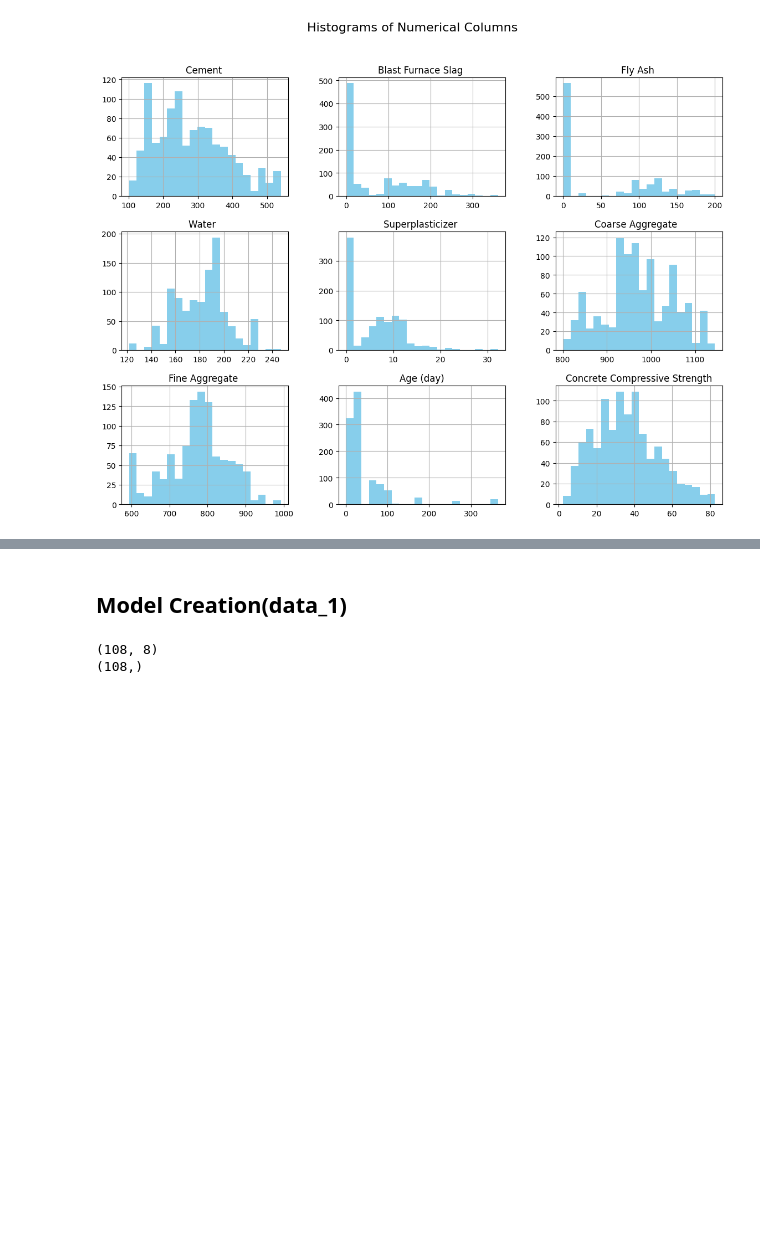
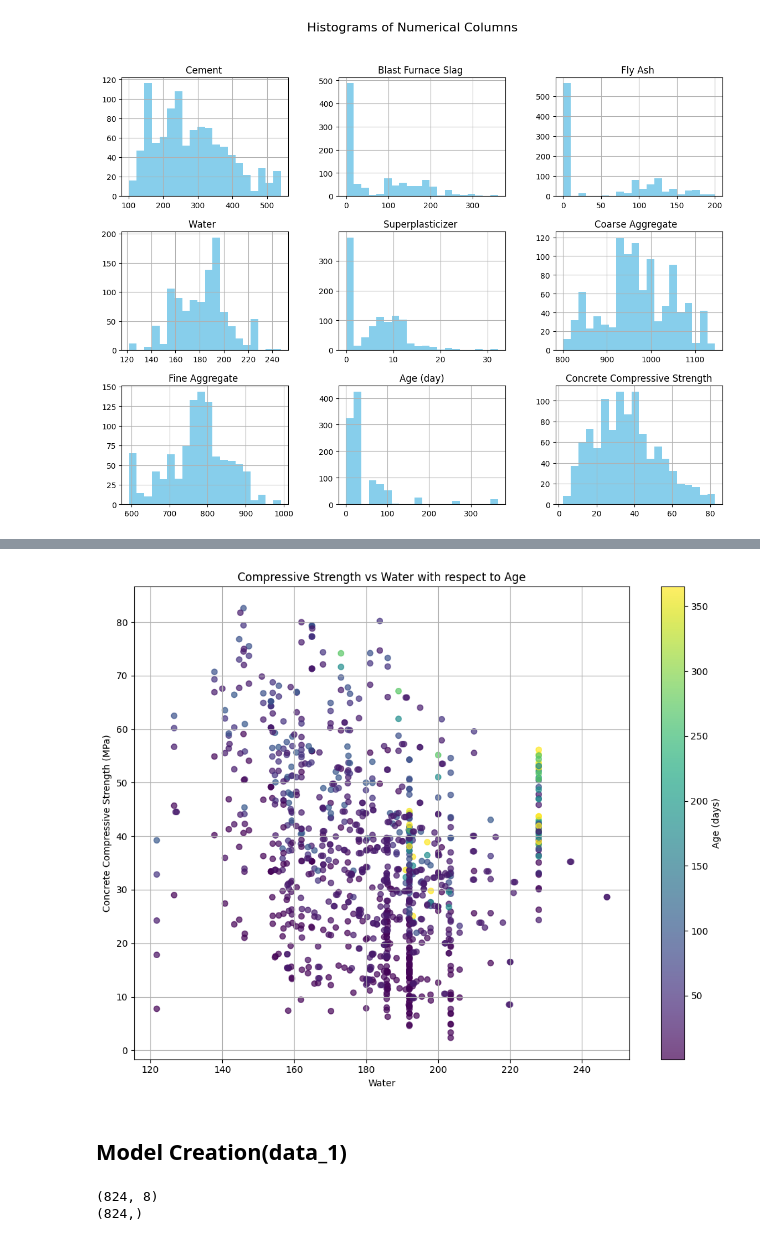
Before and after one commit to Taiwo220/Modelling_Cement_Concrete, a Jupyter notebook: Concrete Strength Prediction.ipynb, the cells around one changed output, grey strips where cells are left out. Drawn from its saved outputs; the diff is of its cells as text; code cells hidden in the pictures; blank space fills up the shorter version.

```diff
--- a/Concrete Strength Prediction.ipynb
+++ b/Concrete Strength Prediction.ipynb
@@ -129,12 +167,34 @@ data_5 = df[df['Age (day)'].isin(range(29, df['Age (day)'].max() + 1))]
+# %%
+# Create scatter plot
+plt.figure(figsize=(10, 8))
+scatter = plt.scatter(df['Water  '], df['Concrete Compressive Strength'], c=df['Age (day)'], cmap='viridis', alpha=0.7)
+
+# Add color bar
+colorbar = plt.colorbar(scatter)
+colorbar.set_label('Age (days)')
+
+# Add labels and title
+plt.xlabel('Water')
+plt.ylabel('Concrete Compressive Strength (MPa)')
+plt.title('Compressive Strength vs Water with respect to Age')
+
+# Show grid
+plt.grid(True)
+
+# Show plot
+plt.tight_layout()
+plt.show()
+# %% [output]
+[figure, added]
 # %% [markdown]
 ## Model Creation(data_1)
 # %%
-X_train, y_train, X_valid, y_valid, X_test, y_test = train_valid_test_split(data_1,target='Age (day)', train_size=0.8, test_size=0.10, valid_size=0.10, random_state=42)
+X_train, y_train, X_valid, y_valid, X_test, y_test = train_valid_test_split(df,target='Concrete Compressive Strength', train_size=0.8, test_size=0.10, valid_size=0.10, random_state=42)
 print(X_train.shape)
 print(y_train.shape)
 # %% [output]
-(108, 8)
-(108,)
+(824, 8)
+(824,)
 # %%
 filepath = 'Data1'
 
```
Also changed, not shown: parts of 10 cells of this notebook.
